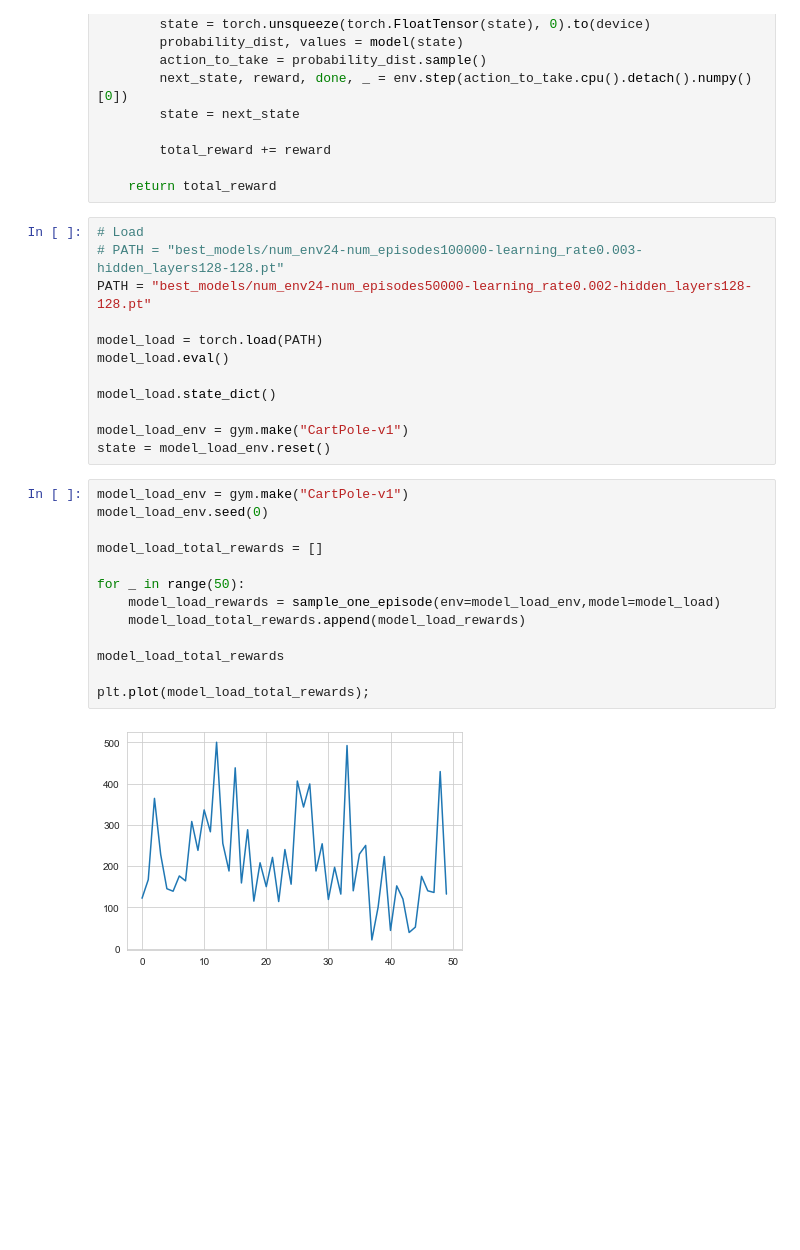
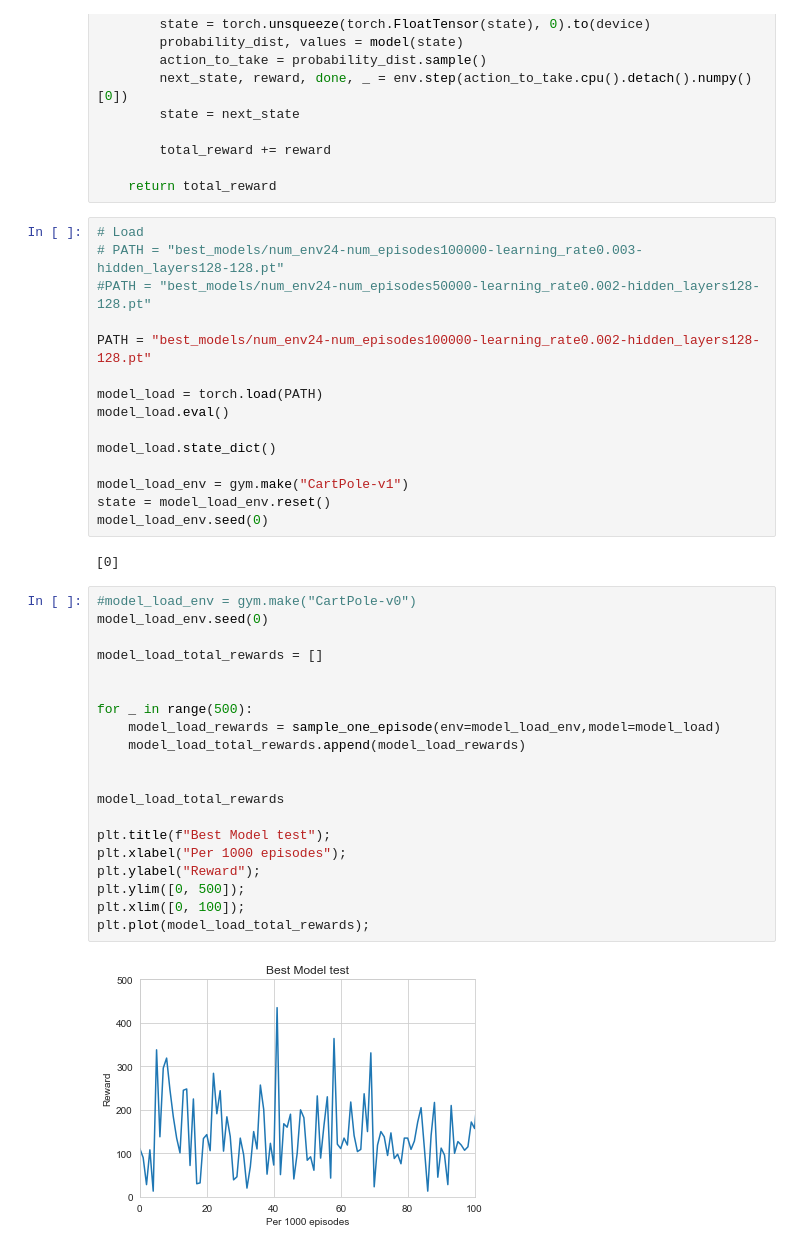
Before and after one commit to feiphoon/inm707-joint-coursework, a Jupyter notebook: src/cartpole/actor_critic_test.ipynb, the cells around one changed output. Drawn from its saved outputs; the diff is of its cells as text; blank space fills up the shorter version.

Commit message:
update on the actor critic test
look into the test file and see if the results are better now

```diff
--- a/src/cartpole/actor_critic_test.ipynb
+++ b/src/cartpole/actor_critic_test.ipynb
@@ -42,7 +43,9 @@ def sample_one_episode(env: gym.Env, model: ActorCritic):
 # %%
 # Load
 # PATH = "best_models/num_env24-num_episodes100000-learning_rate0.003-hidden_layers128-128.pt"
-PATH = "best_models/num_env24-num_episodes50000-learning_rate0.002-hidden_layers128-128.pt"
+#PATH = "best_models/num_env24-num_episodes50000-learning_rate0.002-hidden_layers128-128.pt"
+
+PATH = "best_models/num_env24-num_episodes100000-learning_rate0.002-hidden_layers128-128.pt"
 
 model_load = torch.load(PATH)
 model_load.eval()
@@ -51,21 +54,31 @@ model_load.state_dict()
 
 model_load_env = gym.make("CartPole-v1")
 state = model_load_env.reset()
+model_load_env.seed(0)
+# %% [output]
+[0]
 # %%
-model_load_env = gym.make("CartPole-v1")
+#model_load_env = gym.make("CartPole-v0")
 model_load_env.seed(0)
 
 model_load_total_rewards = []
 
-for _ in range(50):
+
+for _ in range(500):
     model_load_rewards = sample_one_episode(env=model_load_env,model=model_load)
     model_load_total_rewards.append(model_load_rewards)
 
+
 model_load_total_rewards
 
+plt.title(f"Best Model test");
+plt.xlabel("Per 1000 episodes");
+plt.ylabel("Reward");
+plt.ylim([0, 500]);
+plt.xlim([0, 100]);
 plt.plot(model_load_total_rewards);
 # %% [output]
-[figure, old version]
+[figure, new version]
 # %%
 min(model_load_total_rewards), max(model_load_total_rewards), np.std(model_load_total_rewards), np.mean(model_load_total_rewards)
 # %% [output]
```
Also changed, not shown: parts of 2 cells of this notebook, 10 other files.
